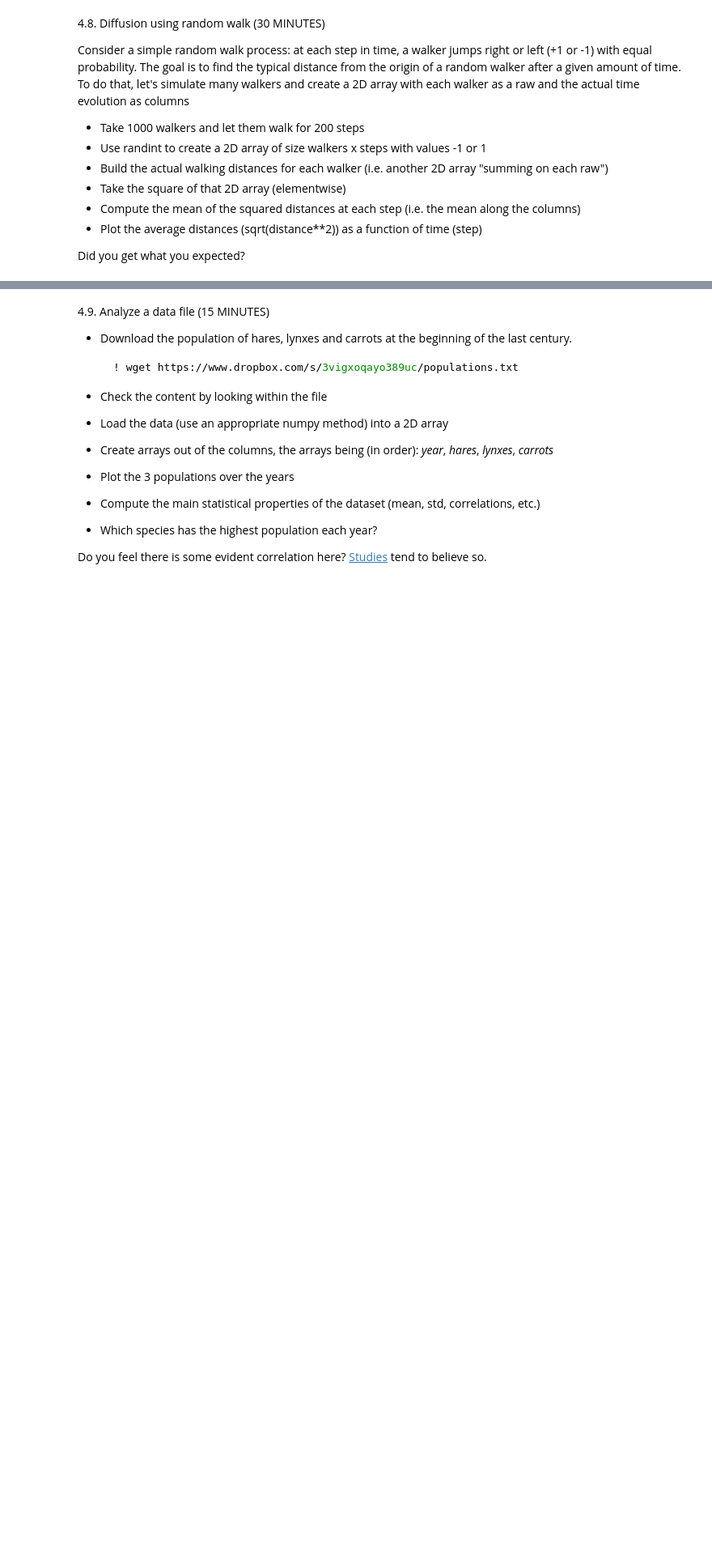
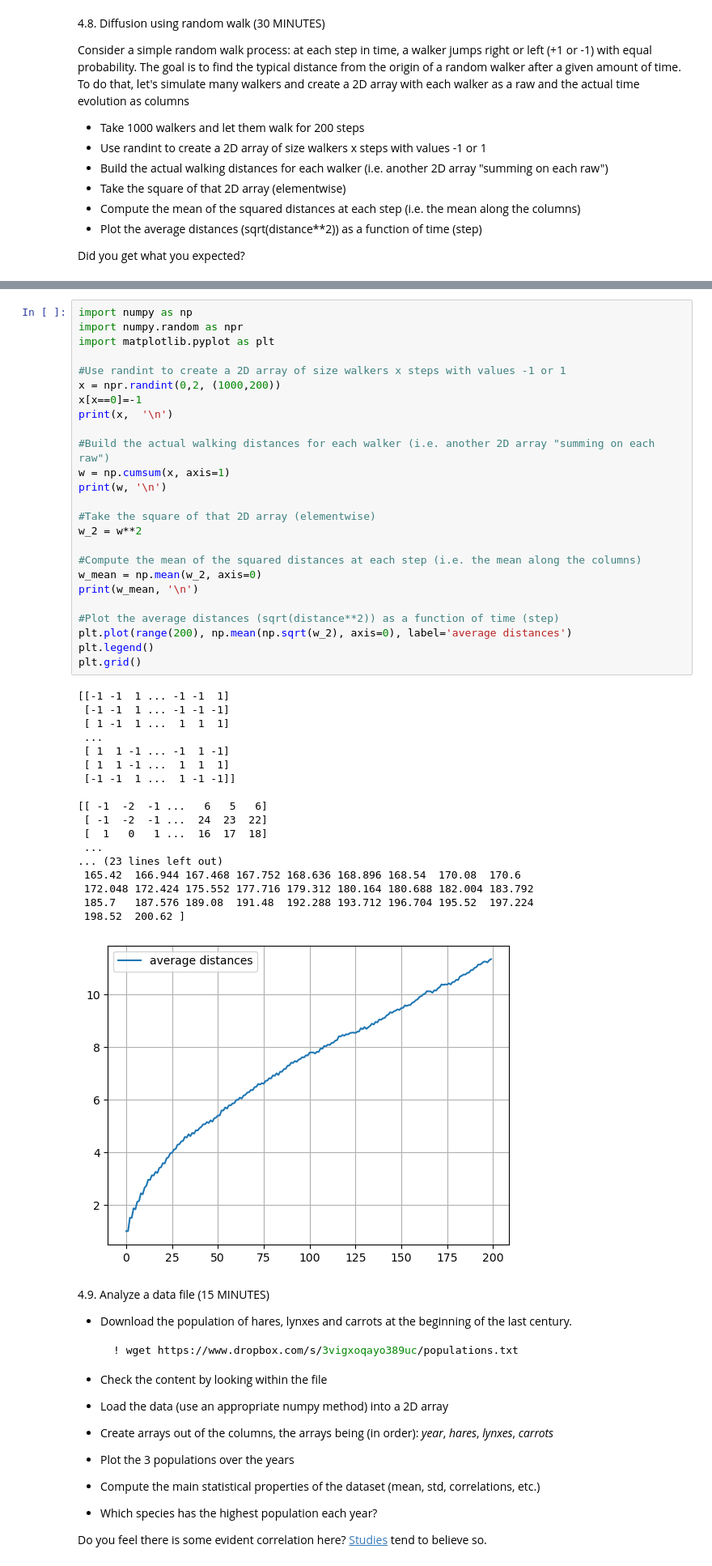
Before and after one commit to vepe99/LaboratoryOfComputationalPhysics_Y5, a Jupyter notebook: Exam_ex/Exam test.ipynb, the cells around one changed output, grey strips where cells are left out. Shown at 81% size. Cells and saved outputs as stored; diff of their text form; blank space fills up the shorter version.

```diff
--- a/Exam_ex/Exam test.ipynb
+++ b/Exam_ex/Exam test.ipynb
@@ -242,3 +287,47 @@ Did you get what you expected?
+# %%
+import numpy as np
+import numpy.random as npr
+import matplotlib.pyplot as plt
+
+#Use randint to create a 2D array of size walkers x steps with values -1 or 1
+x = npr.randint(0,2, (1000,200))
+x[x==0]=-1
+print(x,  '\n')
+
+#Build the actual walking distances for each walker (i.e. another 2D array "summing on each raw")
+w = np.cumsum(x, axis=1)
+print(w, '\n')
+
+#Take the square of that 2D array (elementwise)
+w_2 = w**2
+
+#Compute the mean of the squared distances at each step (i.e. the mean along the columns)
+w_mean = np.mean(w_2, axis=0)
+print(w_mean, '\n')
+
+#Plot the average distances (sqrt(distance**2)) as a function of time (step)
+plt.plot(range(200), np.mean(np.sqrt(w_2), axis=0), label='average distances')
+plt.legend()
+plt.grid()
+# %% [output]
+[[-1 -1  1 ... -1 -1  1]
+ [-1 -1  1 ... -1 -1 -1]
+ [ 1 -1  1 ...  1  1  1]
+ ...
+ [ 1  1 -1 ... -1  1 -1]
+ [ 1  1 -1 ...  1  1  1]
+ [-1 -1  1 ...  1 -1 -1]]
+
+[[ -1  -2  -1 ...   6   5   6]
+ [ -1  -2  -1 ...  24  23  22]
+ [  1   0   1 ...  16  17  18]
+ ...
+... (23 lines left out)
+ 165.42  166.944 167.468 167.752 168.636 168.896 168.54  170.08  170.6
+ 172.048 172.424 175.552 177.716 179.312 180.164 180.688 182.004 183.792
+ 185.7   187.576 189.08  191.48  192.288 193.712 196.704 195.52  197.224
+ 198.52  200.62 ]
+[figure, added]
 # %% [markdown]
 4.9\. Analyze a data file (15 MINUTES)
   * Download the population of hares, lynxes and carrots at the beginning of the last century.
```
Also changed, not shown: parts of 5 cells of this notebook, 2 other files.
